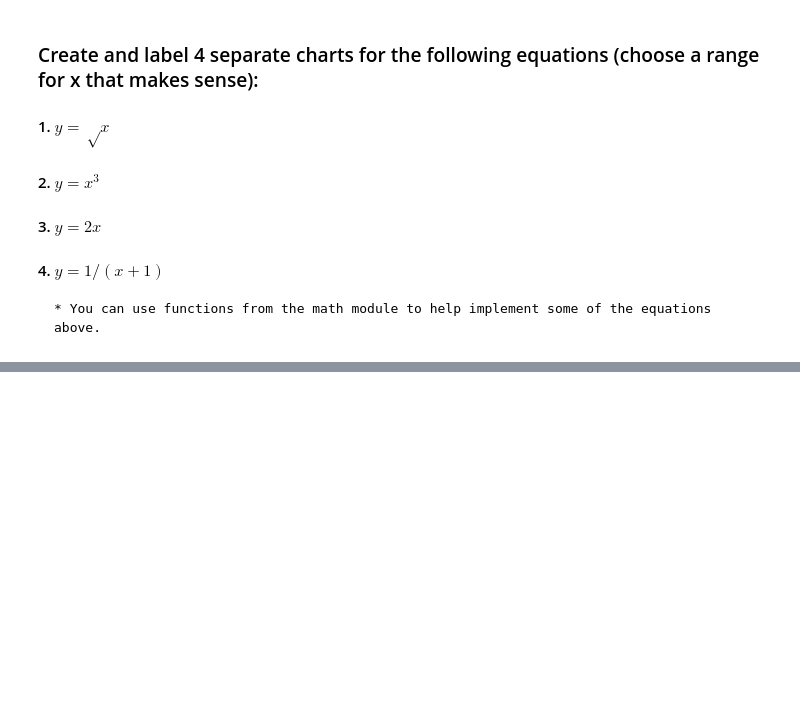
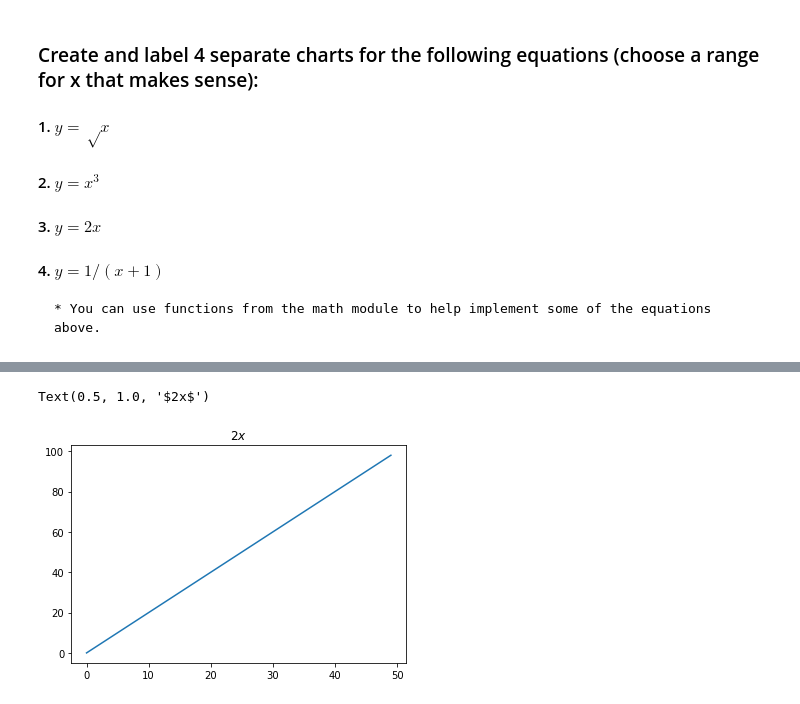
Before and after one commit to david-ryan-alviola/numpy-pandas-visualization-exercises, a Jupyter notebook: matplotlib_exercises.ipynb, the cells around one changed output, grey strips where cells are left out. Drawn from its saved outputs; the diff is of its cells as text; code cells hidden in the pictures; blank space fills up the shorter version.

```diff
--- a/matplotlib_exercises.ipynb
+++ b/matplotlib_exercises.ipynb
@@ -35,0 +44,10 @@ Text(0.5, 1.0, '$sqrt(x)$')
+# %%
+# 3.
+x3_values = range(0, 50)
+y3 = [x * 2 for x in x_values]
+
+plt.plot(x3_values, y3)
+plt.title("$2x$")
+# %% [output]
+Text(0.5, 1.0, '$2x$')
+[figure, added]
```
Also changed, not shown: parts of 8 cells of this notebook, 1 other file.
